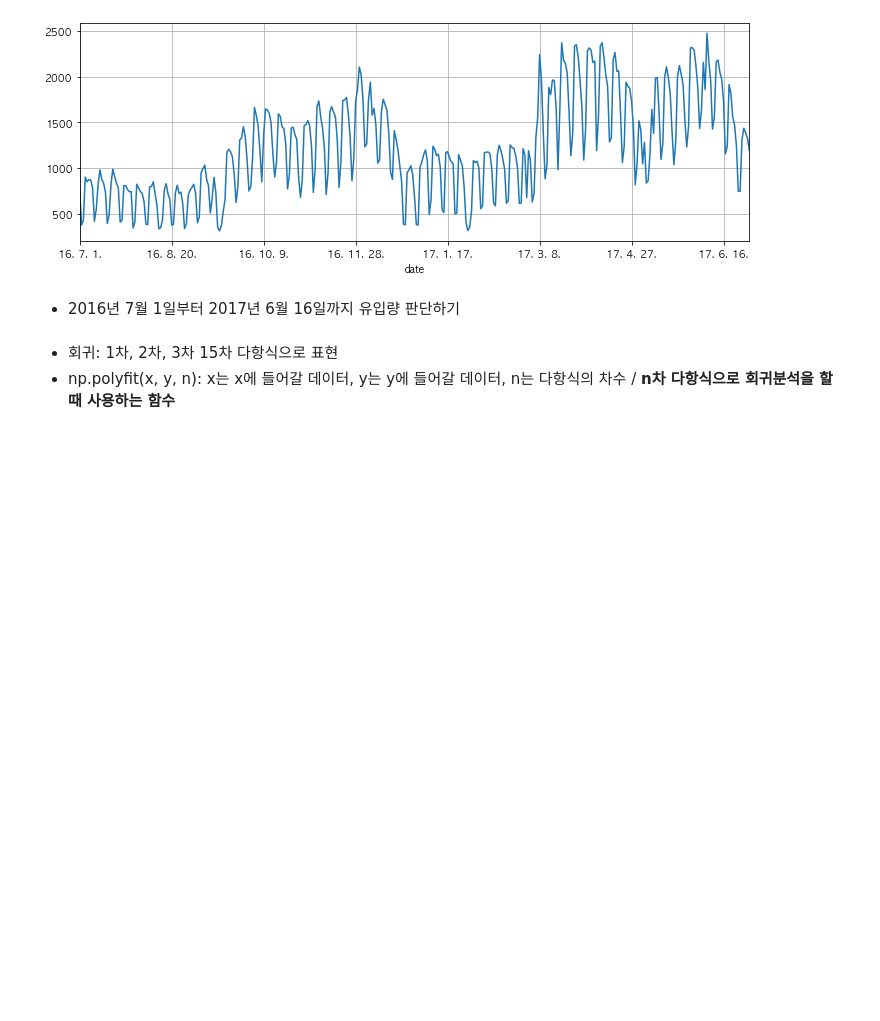
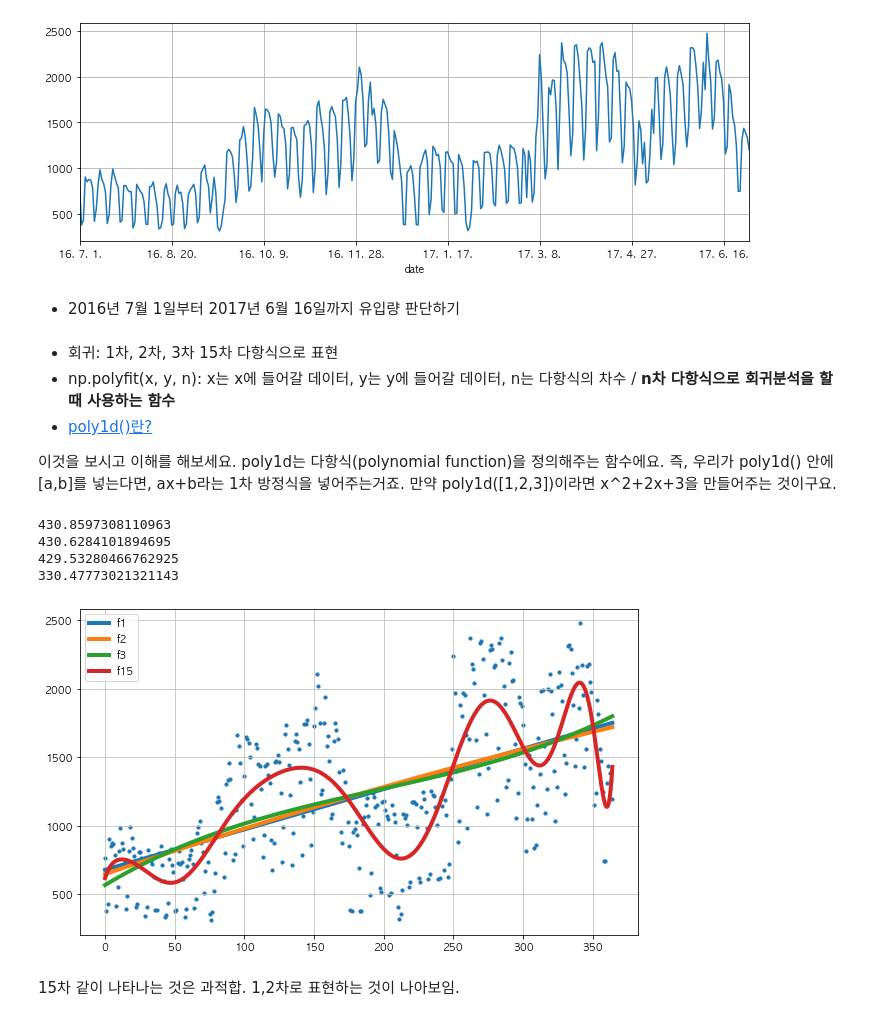
Before and after one commit to givemetarte/superhotpot, a Jupyter notebook: Handling_data_with_python/7. 시계열 데이터를 다뤄보자/week9_9_Time Series Data Handle.ipynb, the cells around one changed output. Drawn from its saved outputs; the diff is of its cells as text; code cells hidden in the pictures; blank space fills up the shorter version.

```diff
--- a/Handling_data_with_python/7. 시계열 데이터를 다뤄보자/week9_9_Time Series Data Handle.ipynb
+++ b/Handling_data_with_python/7. 시계열 데이터를 다뤄보자/week9_9_Time Series Data Handle.ipynb
@@ -62,6 +64,9 @@ fx = np.linspace(0, time[-1], 1000)
 # %% [markdown]
 - 회귀: 1차, 2차, 3차 15차 다항식으로 표현
 - np.polyfit(x, y, n): x는 x에 들어갈 데이터, y는 y에 들어갈 데이터, n는 다항식의 차수 / **n차 다항식으로 회귀분석을 할 때 사용하는 함수**
+- [poly1d()란?](https://docs.scipy.org/doc/numpy/reference/generated/numpy.poly1d.html)
+
+이것을 보시고 이해를 해보세요. poly1d는 다항식(polynomial function)을 정의해주는 함수에요. 즉, 우리가 poly1d() 안에 [a,b]를 넣는다면, ax+b라는 1차 방정식을 넣어주는거죠. 만약 poly1d([1,2,3])이라면 x^2+2x+3을 만들어주는 것이구요.
 # %%
 def error(f,x,y):
     return np.sqrt(np.mean((f(x)-y)**2)) # 오차(에러) 표현
@@ -70,0 +73,39 @@ f1 = np.poly1d(fp1)
+# %%
+fp1 = np.polyfit(time, traffic, 1)
+f1 = np.poly1d(fp1)
+
+f2p = np.polyfit(time, traffic, 2)
+f2 = np.poly1d(f2p)
+
+f3p = np.polyfit(time, traffic, 3)
+f3 = np.poly1d(f3p)
+
+f15p = np.polyfit(time, traffic, 15)
+f15 = np.poly1d(f15p)
+
+print(error(f1, time, traffic))
+print(error(f2, time, traffic))
+print(error(f3, time, traffic))
+print(error(f15, time, traffic))
+# %% [output]
+430.8597308110963
+430.6284101894695
+429.53280466762925
+330.47773021321143
+# %%
+plt.figure(figsize=(10,6))
+plt.scatter(time, traffic, s=10)
+
+plt.plot(fx, f1(fx), lw=4, label='f1')
+plt.plot(fx, f2(fx), lw=4, label='f2')
+plt.plot(fx, f3(fx), lw=4, label='f3')
+plt.plot(fx, f15(fx), lw=4, label='f15')
+
+plt.grid(True, linestyle='-', color='0.75')
+
+plt.legend(loc=2)
+plt.show()
+# %% [output]
+[figure, added]
+# %% [markdown]
+15차 같이 나타나는 것은 과적합. 1,2차로 표현하는 것이 나아보임.
```
Also changed, not shown: parts of 2 cells of this notebook, 2 other files.
